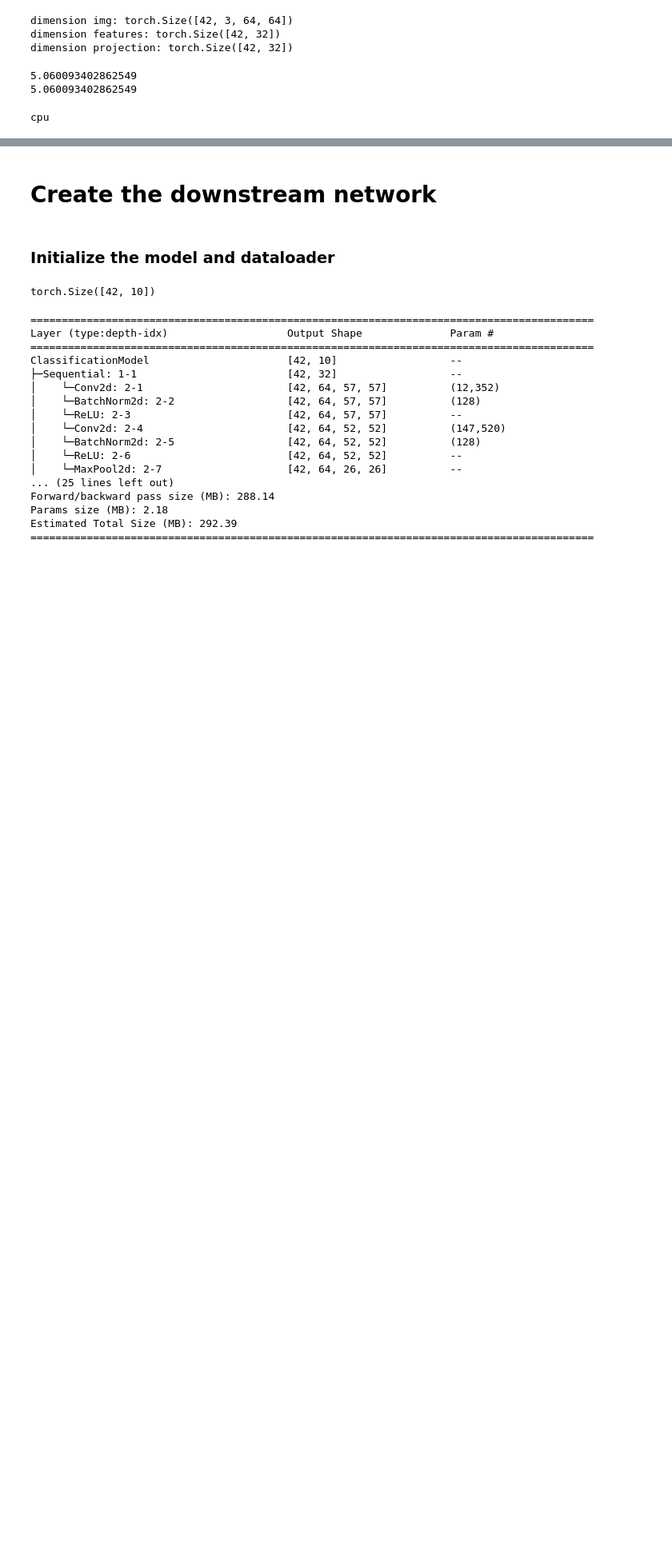
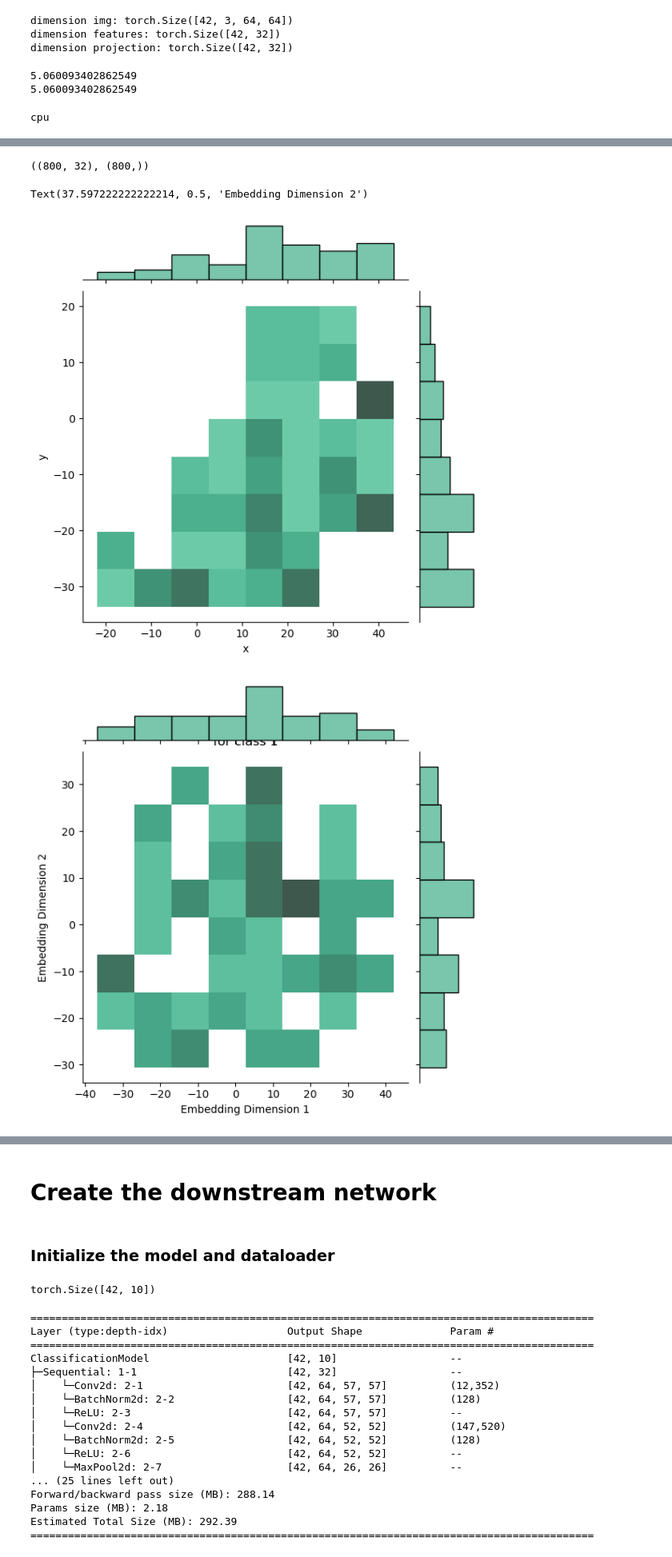
Before and after one commit to MatthiasPersonnaz/cv4rs-code-challenge, a Jupyter notebook: CodingChallenge_v6_SimCLR.ipynb, the cells around one changed output, grey strips where cells are left out. Shown at 80% size. Saved outputs shown, nothing was run; the diff lists cells and outputs as text; code cells hidden in the pictures; blank space fills up the shorter version.

```diff
--- a/CodingChallenge_v6_SimCLR.ipynb
+++ b/CodingChallenge_v6_SimCLR.ipynb
@@ -638,0 +634,35 @@ plt.show()
+# %%
+embeddings_numpy.shape, labels_numpy.shape
+# %% [output]
+((800, 32), (800,))
+# %%
+import seaborn as sns
+import matplotlib.pyplot as plt
+import pandas as pd
+
+labels_name = [dataset_test.classes[lab] for lab in labels_numpy]
+# Create a DataFrame with the embeddings and labels
+data = pd.DataFrame({'x': embeddings_2d[:, 0], 'y': embeddings_2d[:, 1], 'label': labels_name})
+
+category = 4
+label = dataset_test.classes[category]
+data_1 = data[data["label"] == label]
+
+sns.jointplot(data=data_1, x='x', y='y', kind='hist', color="#4CB391")
+
+
+category = 2
+label = dataset_test.classes[category]
+data_1 = data[data["label"] == label]
+
+sns.jointplot(data=data_1, x='x', y='y', kind='hist', color="#4CB391")
+
+
+# Add a title and axis labels
+plt.title('2D Kernel Density Estimate Plot\nfor class 1')
+plt.xlabel('Embedding Dimension 1')
+plt.ylabel('Embedding Dimension 2')
+# %% [output]
+Text(37.597222222222214, 0.5, 'Embedding Dimension 2')
+[figure, added]
+[figure, added]
```
Also changed, not shown: parts of 23 cells of this notebook, 16 other files.
